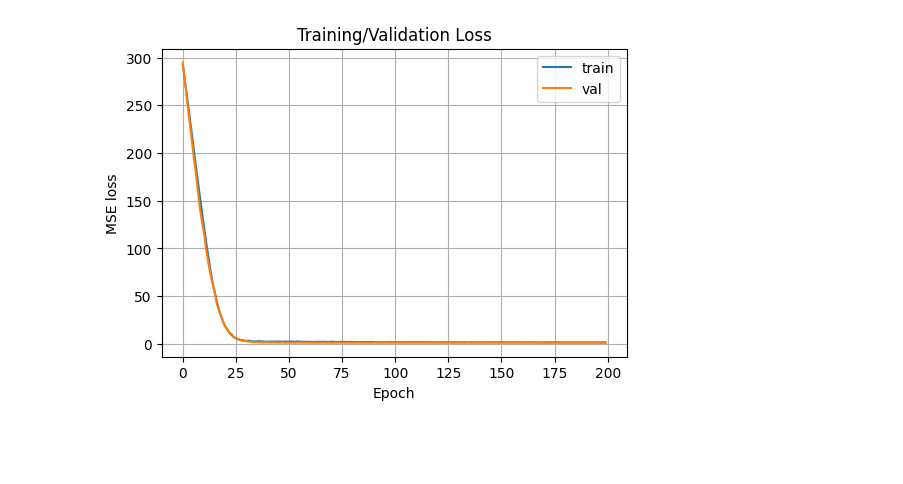
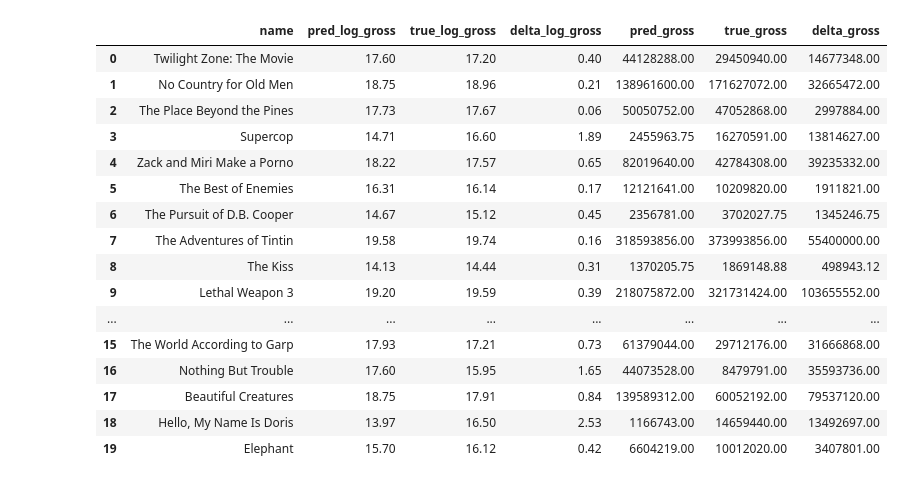
Before and after one commit to yuvaldreizin/RateAhead, a Jupyter notebook: notebooks/03_baseline_model.ipynb, the cells around one changed output. Saved outputs shown, nothing was run; the diff lists cells and outputs as text; code cells hidden in the pictures; blank space fills up the shorter version.

```diff
--- a/notebooks/03_baseline_model.ipynb
+++ b/notebooks/03_baseline_model.ipynb
@@ -271,26 +165,42 @@ Epoch 200: train_loss=1.5038 val_loss=1.2842
 # %%
-# Plot loss curves and evaluate on test set
-plt.figure(figsize=(6, 4))
-plt.plot(train_losses, label="train")
-plt.plot(val_losses, label="val")
-plt.xlabel("Epoch")
-plt.ylabel("MSE loss")
-plt.title("Training/Validation Loss")
-plt.legend()
-plt.grid(True)
-plt.show()
+# Inspect a few test examples: predictions vs targets
+num_examples = 20
+indices = torch.arange(min(num_examples, X_test_np.shape[0]))
+with torch.no_grad():
+    preds = model(torch.from_numpy(X_test_np[indices]).to(device)).squeeze(-1).cpu().numpy()
 
-# Test evaluation
-model_train.eval()
-test_loss = 0.0
-test_steps = 0
-with torch.no_grad():
-    for cat_b, num_b, y_b in batch_iterator(test_cat_idx, test_num, test_y, shuffle=False):
-        pred = model_train(cat_b, num_b).squeeze(-1)
-        loss = loss_fn(pred, y_b.squeeze(-1))
-        test_loss += loss.item()
-        test_steps += 1
-test_loss /= max(test_steps, 1)
-print(f"Test loss: {test_loss:.4f}")
+true_log = y_test_np[indices.numpy()]
+results_df = pd.DataFrame(
+    {
+        "name": test_df.iloc[indices]["name"].values,
+        "pred_log_gross": preds,
+        "true_log_gross": true_log,
+        "delta_log_gross": np.abs(preds - true_log),
+        "pred_gross": np.expm1(preds),
+        "true_gross": np.expm1(true_log),
+        "delta_gross": np.abs(np.expm1(preds) - np.expm1(true_log)),
+    }
+)
+
+with pd.option_context("display.float_format", "{:.2f}".format):
+    display(results_df)
+
+print(f"Test MSE: {test_loss:.4f} | Test MAE: {test_mae:.4f}")
 # %% [output]
-[figure, removed]
+|  | name | pred_log_gross | true_log_gross | delta_log_gross | pred_gross | true_gross | delta_gross |
+| 0 | Twilight Zone: The Movie | 17.60 | 17.20 | 0.40 | 44128288.00 | 29450940.00 | 14677348.00 |
+| 1 | No Country for Old Men | 18.75 | 18.96 | 0.21 | 138961600.00 | 171627072.00 | 32665472.00 |
+| 2 | The Place Beyond the Pines | 17.73 | 17.67 | 0.06 | 50050752.00 | 47052868.00 | 2997884.00 |
+| 3 | Supercop | 14.71 | 16.60 | 1.89 | 2455963.75 | 16270591.00 | 13814627.00 |
+| 4 | Zack and Miri Make a Porno | 18.22 | 17.57 | 0.65 | 82019640.00 | 42784308.00 | 39235332.00 |
+| 5 | The Best of Enemies | 16.31 | 16.14 | 0.17 | 12121641.00 | 10209820.00 | 1911821.00 |
+| 6 | The Pursuit of D.B. Cooper | 14.67 | 15.12 | 0.45 | 2356781.00 | 3702027.75 | 1345246.75 |
+| 7 | The Adventures of Tintin | 19.58 | 19.74 | 0.16 | 318593856.00 | 373993856.00 | 55400000.00 |
+| 8 | The Kiss | 14.13 | 14.44 | 0.31 | 1370205.75 | 1869148.88 | 498943.12 |
+| 9 | Lethal Weapon 3 | 19.20 | 19.59 | 0.39 | 218075872.00 | 321731424.00 | 103655552.00 |
+| ... | ... | ... | ... | ... | ... | ... | ... |
+| 15 | The World According to Garp | 17.93 | 17.21 | 0.73 | 61379044.00 | 29712176.00 | 31666868.00 |
+| 16 | Nothing But Trouble | 17.60 | 15.95 | 1.65 | 44073528.00 | 8479791.00 | 35593736.00 |
+| 17 | Beautiful Creatures | 18.75 | 17.91 | 0.84 | 139589312.00 | 60052192.00 | 79537120.00 |
+| 18 | Hello, My Name Is Doris | 13.97 | 16.50 | 2.53 | 1166743.00 | 14659440.00 | 13492697.00 |
+| 19 | Elephant | 15.70 | 16.12 | 0.42 | 6604219.00 | 10012020.00 | 3407801.00 |
```
Also changed, not shown: parts of 9 cells of this notebook, 21 other files.
